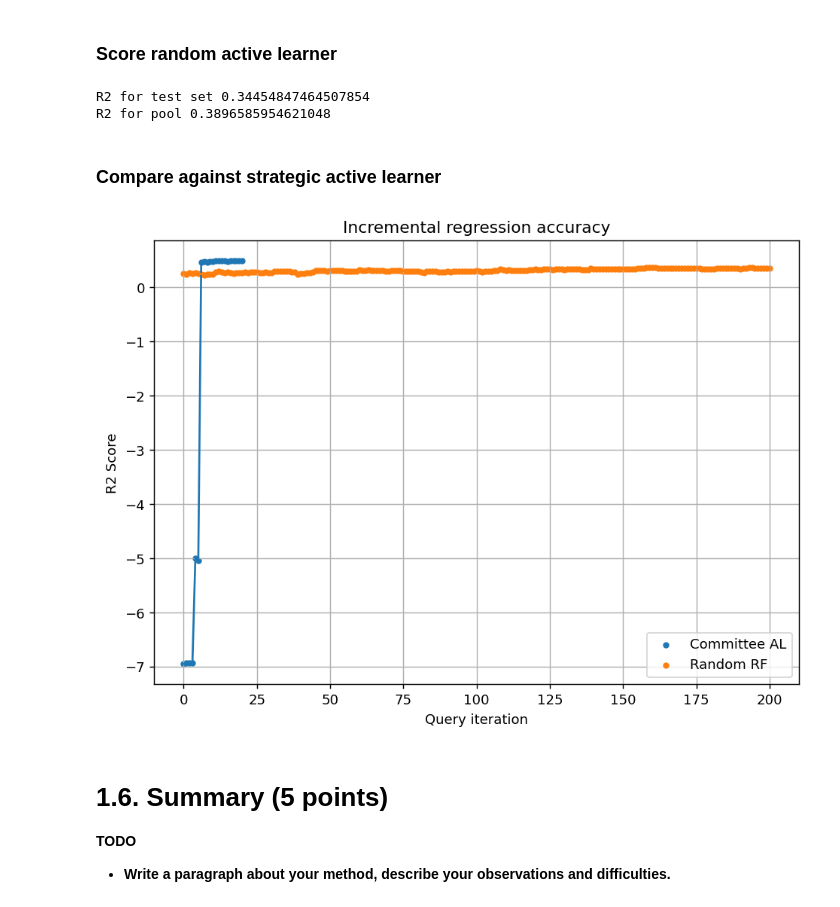
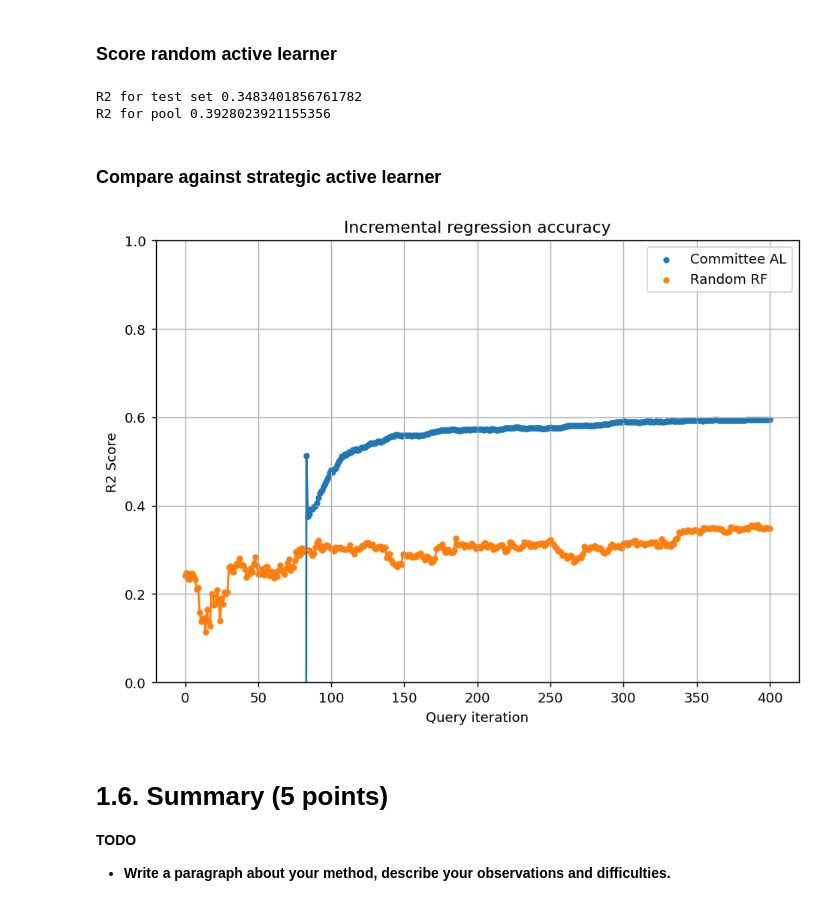
Before and after one commit to ryanquinnnelson/CMU-02750-Peptide-Design-using-Bayesian-Optimization, a Jupyter notebook: HW3q1_ryann.ipynb, the cells around one changed output. Cells and saved outputs as stored; diff of their text form; code cells hidden in the pictures.

```diff
--- a/HW3q1_ryann.ipynb
+++ b/HW3q1_ryann.ipynb
@@ -214,3 +218,20 @@ history_comm = al.run_and_score_active_learner_regression(committee, X_pool_comm
+# %%
+%%time
+
+
+# make a copy of the data for use in this section
+X_pool_mat = copy.deepcopy(X_train)
+y_pool_mat = copy.deepcopy(y_train)
+
+# build active learner
+kernel = Matern(length_scale=0.64, nu=1.5)
+n_learner = 10
+n_initial = 80
+committee = al.build_committee(kernel, n_learner, n_initial, X_pool_mat, y_pool_mat, seed)
+
+# perform active learning
+n_queries = 400
+history_mat = al.run_and_score_active_learner_regression(committee, X_pool_mat, y_pool_mat, X_test, y_test, n_queries)
 # %% [markdown]
 # 1.4. Score model (5 points)
 **The quality of the model should be measured on the test set as $R^2$ score. The minimum acceptable $R^2$ score is 0.6.**
@@ -253,7 +277,7 @@ X_pool_rand = copy.deepcopy(X_train)
 y_pool_rand = copy.deepcopy(y_train)
 
 
-# use the same initialization to make comparison meaningful
+# use the same initialization size to make comparison meaningful
 n_initial = 80
 initial_idx = []
 for i in range(1):
@@ -269,6 +293,6 @@ regressor = ActiveLearner(
 
 
 # run learner
-n_queries = 200
+n_queries = 400
 history_rand = al.run_and_score_active_learner_regression(regressor, X_pool_rand, y_pool_rand, X_test, y_test, n_queries)
 # %% [output]
@@ -286,31 +310,31 @@ print("R2 for test set",r2)
 r2_pool=al.score_regression_model(regressor, X_pool_rand,y_pool_rand)
 print("R2 for pool",r2_pool)
 # %% [output]
-R2 for test set 0.34454847464507854
-R2 for pool 0.3896585954621048
+R2 for test set 0.3483401856761782
+R2 for pool 0.3928023921155356
 # %% [markdown]
 ### Compare against strategic active learner
 # %%
 # compare the two results
 fig, ax = plt.subplots(figsize=(8.5, 6), dpi=130)
 
 ax.plot(history_comm)
 ax.scatter(range(len(history_comm)), history_comm, s=13, label = 'Committee AL')
 
 ax.plot(history_rand)
 ax.scatter(range(len(history_rand)), history_rand, s=13, label = 'Random RF')
 
 ax.grid(True)
 
 ax.set_title('Incremental regression accuracy')
 ax.set_xlabel('Query iteration')
 ax.set_ylabel('R2 Score')
-# axes.set_ylim([0,1])
+ax.set_ylim([0,1])
 
 ax.legend()
 plt.show()
 # %% [output]
-[figure, old version]
+[figure, new version]
 # %% [markdown]
 # 1.6. Summary (5 points)
 **TODO**
```
Also changed, not shown: parts of 4 cells of this notebook, 1 other file.
